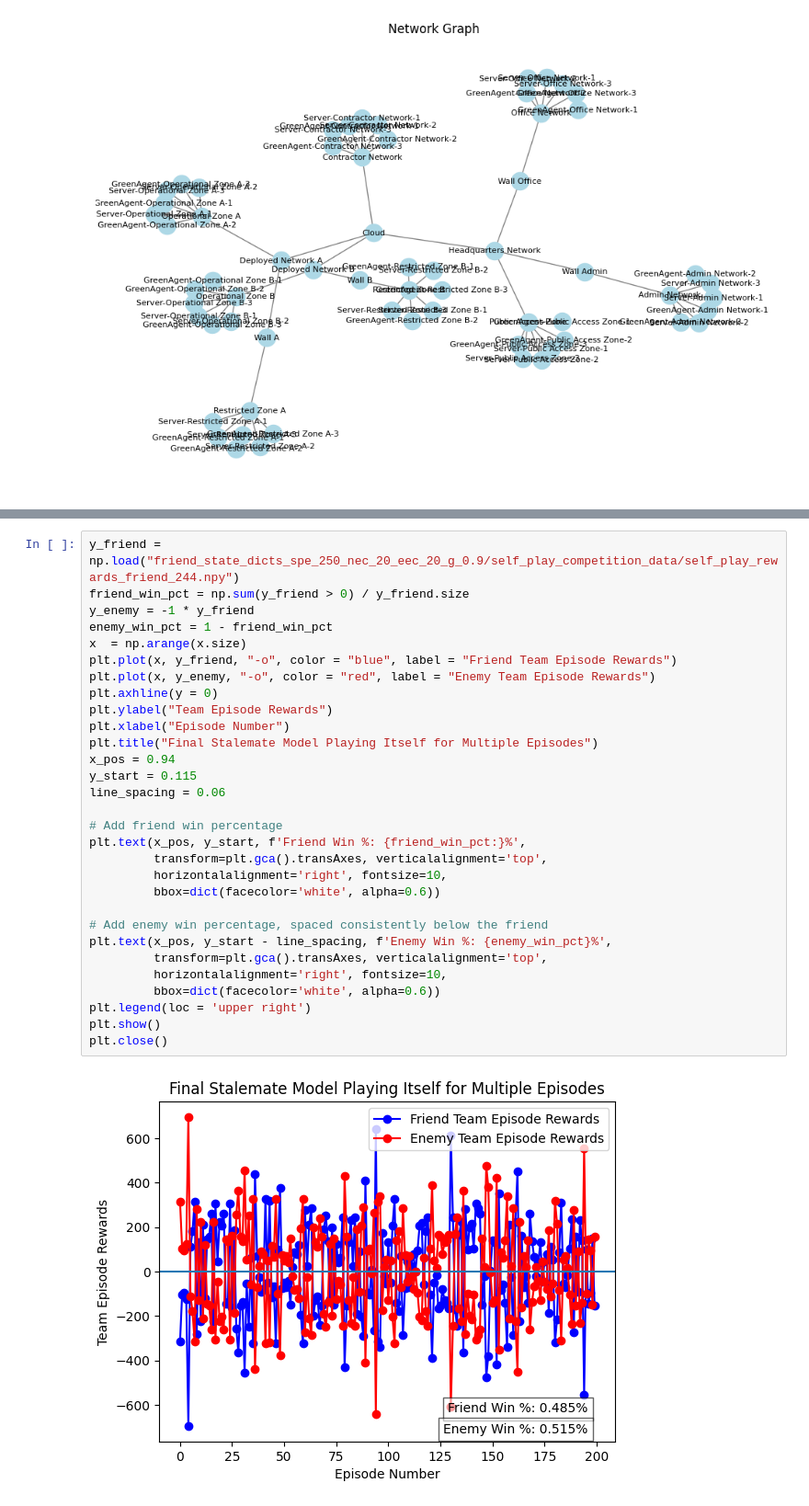
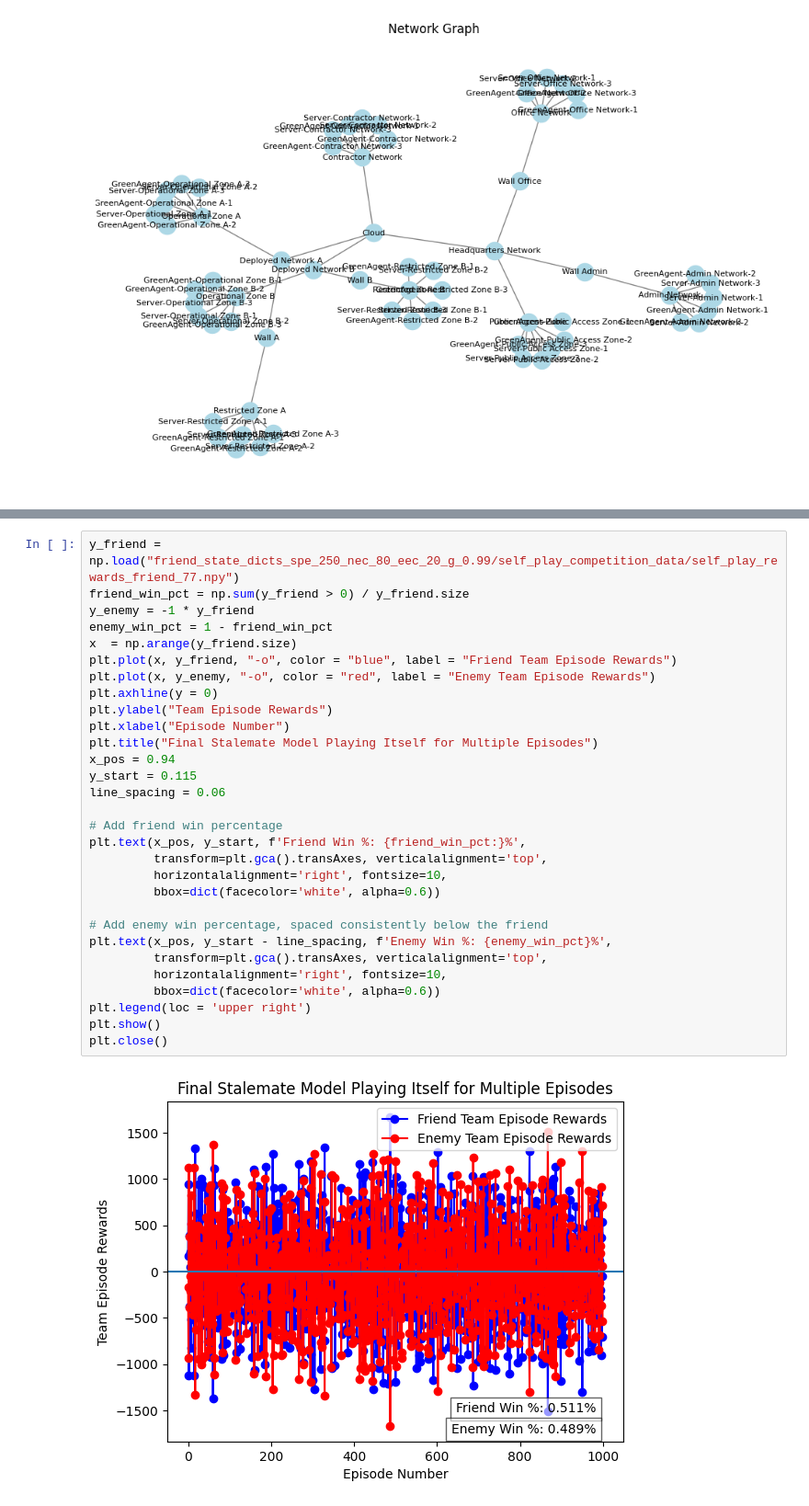
Before and after one commit to CMSRL/Multi-Agent-Deep-Reinforcement-Learning-for-Cyber-Conflict-Simulation-and-Experimentation, a Jupyter notebook: self_play_evaluation_final.ipynb, the cells around one changed output, grey strips where cells are left out. Shown at 92% size. Cells and saved outputs as stored; diff of their text form.

```diff
--- a/self_play_evaluation_final.ipynb
+++ b/self_play_evaluation_final.ipynb
@@ -2323,35 +2328,35 @@ SystemExit:
 # %%
-y_friend = np.load("friend_state_dicts_spe_250_nec_20_eec_20_g_0.9/self_play_competition_data/self_play_rewards_friend_244.npy")
+y_friend = np.load("friend_state_dicts_spe_250_nec_80_eec_20_g_0.99/self_play_competition_data/self_play_rewards_friend_77.npy")
 friend_win_pct = np.sum(y_friend > 0) / y_friend.size
 y_enemy = -1 * y_friend
 enemy_win_pct = 1 - friend_win_pct
-x  = np.arange(x.size)
+x  = np.arange(y_friend.size)
 plt.plot(x, y_friend, "-o", color = "blue", label = "Friend Team Episode Rewards")
 plt.plot(x, y_enemy, "-o", color = "red", label = "Enemy Team Episode Rewards")
 plt.axhline(y = 0)
 plt.ylabel("Team Episode Rewards")
 plt.xlabel("Episode Number")
 plt.title("Final Stalemate Model Playing Itself for Multiple Episodes")
 x_pos = 0.94
 y_start = 0.115
 line_spacing = 0.06
 
 # Add friend win percentage
 plt.text(x_pos, y_start, f'Friend Win %: {friend_win_pct:}%',
          transform=plt.gca().transAxes, verticalalignment='top',
          horizontalalignment='right', fontsize=10,
          bbox=dict(facecolor='white', alpha=0.6))
 
 # Add enemy win percentage, spaced consistently below the friend
 plt.text(x_pos, y_start - line_spacing, f'Enemy Win %: {enemy_win_pct}%',
          transform=plt.gca().transAxes, verticalalignment='top',
          horizontalalignment='right', fontsize=10,
          bbox=dict(facecolor='white', alpha=0.6))
 plt.legend(loc = 'upper right')
 plt.show()
 plt.close()
 # %% [output]
-[figure, old version]
+[figure, new version]
 # %%
 print("Stalemate Test: Avg Team Rewards Per Episode")
 print(f"Friend Team Avg Episode Rewards: {np.mean(y_friend)}")
```
Also changed, not shown: parts of 10 cells of this notebook, 1 other file.
